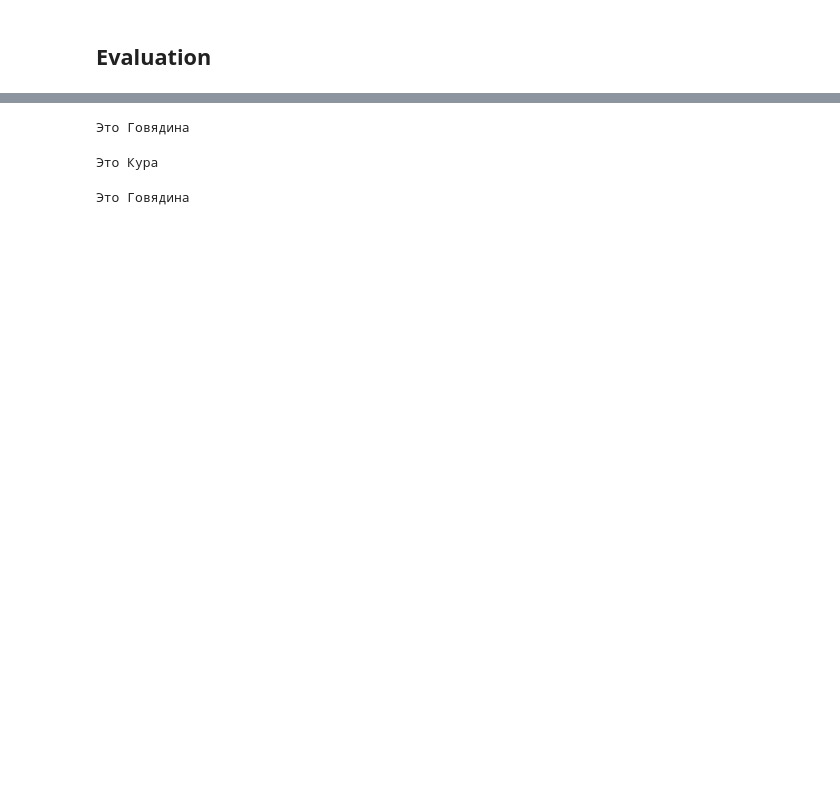
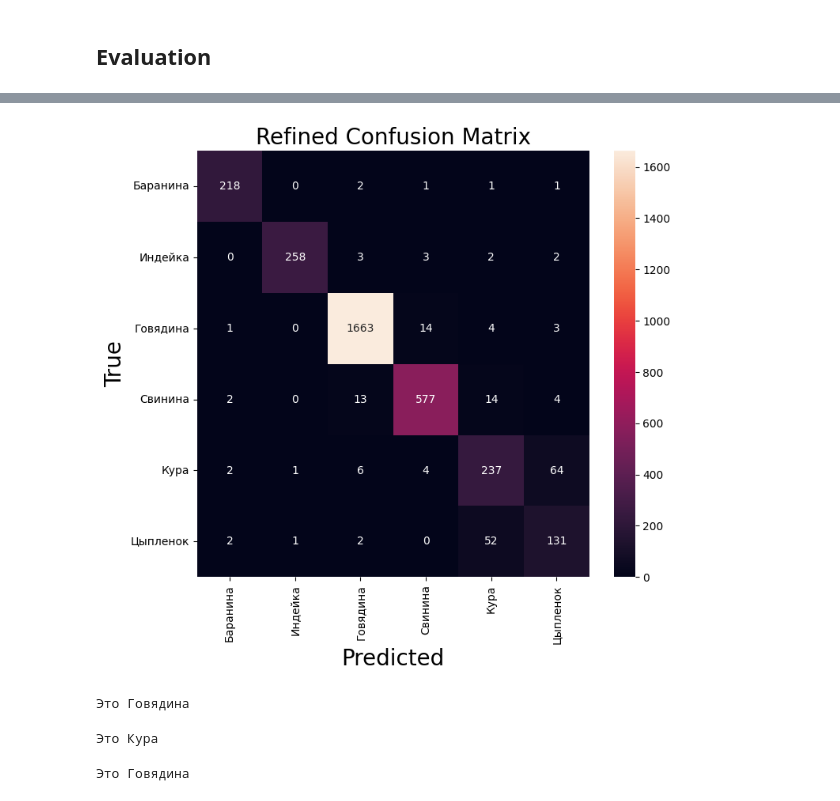
Before and after one commit to yupesh/job-testing, a Jupyter notebook: inline/meatinfo.ipynb, the cells around one changed output, grey strips where cells are left out. Saved outputs shown, nothing was run; the diff lists cells and outputs as text; code cells hidden in the pictures; blank space fills up the shorter version.

Commit message:
confusion matrix

```diff
--- a/inline/meatinfo.ipynb
+++ b/inline/meatinfo.ipynb
@@ -252,5 +280,17 @@ plt.show()
 # %% [markdown]
 ## Evaluation
+# %%
+def evaluate_classes(dataloader):
+    confusion_matrix = torch.zeros(num_class, num_class)
+    with torch.no_grad():
+        for i, (classes, inputs, offsets) in enumerate(dataloader):
+            outputs = model(inputs,offsets)
+            _, preds = torch.max(outputs, 1)
+            for t, p in zip(classes.view(-1), preds.view(-1)):
+                confusion_matrix[t.long(), p.long()] += 1
+    # print(confusion_matrix)
+    # print(confusion_matrix.diag()/confusion_matrix.sum(1))
+    return confusion_matrix
 # %%
 print('Checking the results of test dataset.')
 accu_test = evaluate(test_dataloader)
@@ -261,3 +301,28 @@ test accuracy    0.932
+# %%
+cm = evaluate_classes(test_dataloader)
+
+## Get Class Labels
+class_names = our_dataset.labels_dict.keys()
+
+# Plot confusion matrix in a beautiful manner
+fig = plt.figure(figsize=(8, 7))
+ax= plt.subplot()
+sns.heatmap(cm, annot=True, ax = ax, fmt = 'g'); #annot=True to annotate cells
+# labels, title and ticks
+ax.set_xlabel('Predicted', fontsize=20)
+ax.xaxis.set_label_position('bottom')
+plt.xticks(rotation=90)
+ax.xaxis.set_ticklabels(class_names, fontsize = 10)
+ax.xaxis.tick_bottom()
+
+ax.set_ylabel('True', fontsize=20)
+ax.yaxis.set_ticklabels(class_names, fontsize = 10)
+plt.yticks(rotation=0)
+
+plt.title('Refined Confusion Matrix', fontsize=20)
+plt.show()
+# %% [output]
+[figure, added]
 # %%
 meat_label = {y: x for x, y in our_dataset.labels_dict.items()}
 # %%
```
Also changed, not shown: parts of 9 cells of this notebook.
